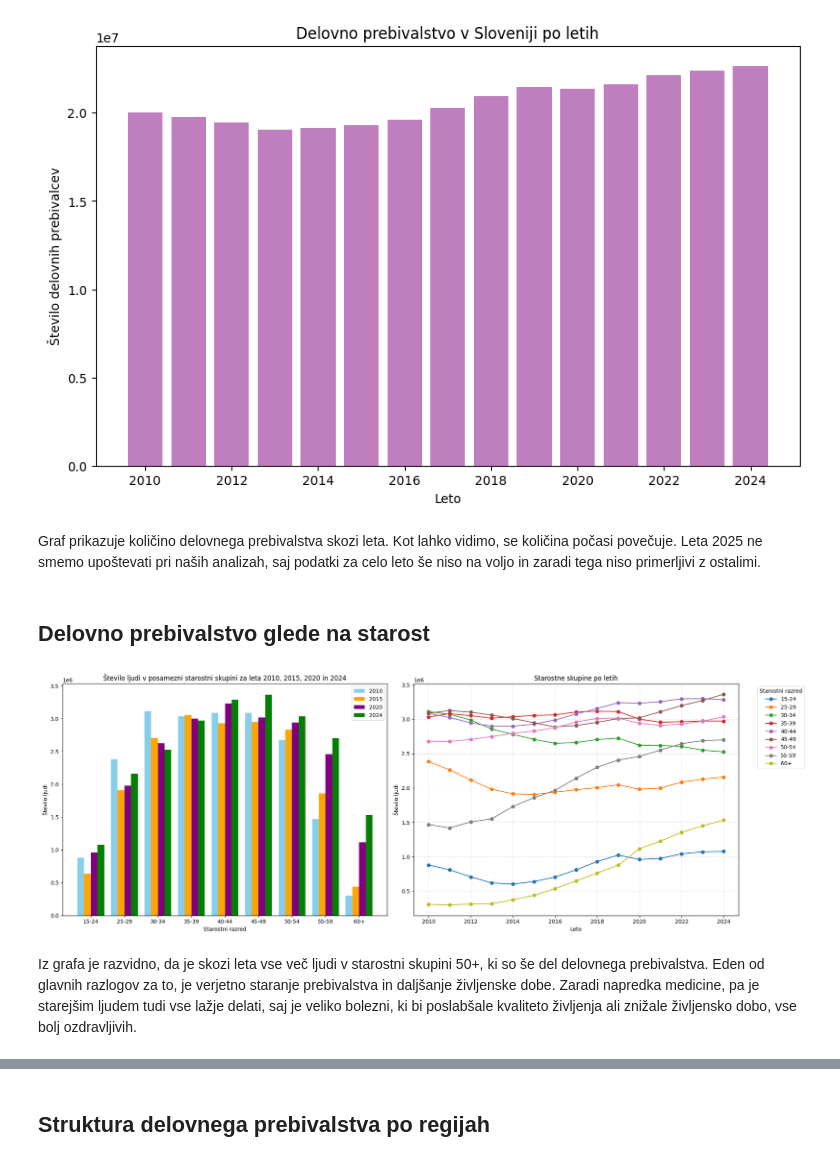
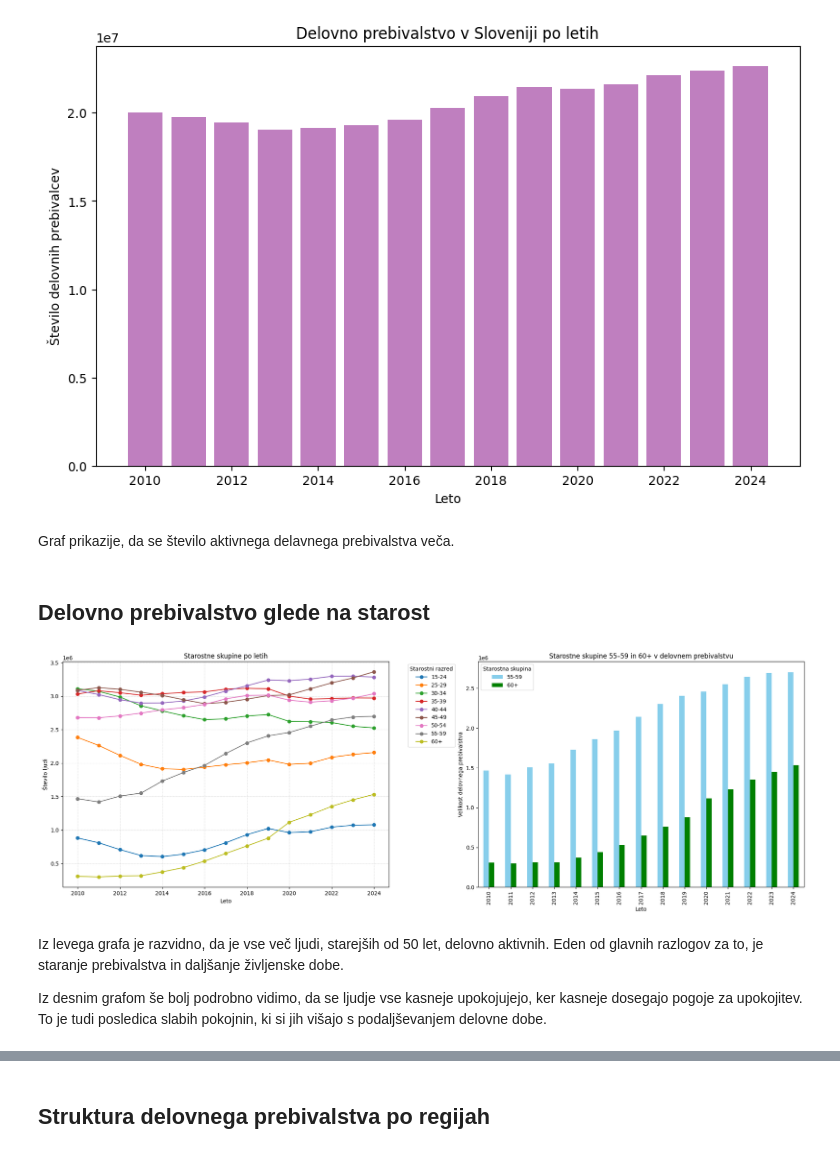
Before and after one commit to nirinja/PR259, a Jupyter notebook: koda/koda.ipynb, the cells around one changed output, grey strips where cells are left out. Cells and saved outputs as stored; diff of their text form; code cells hidden in the pictures.

```diff
--- a/koda/koda.ipynb
+++ b/koda/koda.ipynb
@@ -40,58 +42,42 @@ plt.title('Delovno prebivalstvo v Sloveniji po letih')
 plt.show()
 # %% [output]
 [figure]
-# %% [markdown]
-Graf prikazuje količino delovnega prebivalstva skozi leta. Kot lahko vidimo, se količina počasi povečuje. Leta 2025 ne smemo upoštevati pri naših analizah, saj podatki za celo leto še niso na voljo in zaradi tega niso primerljivi z ostalimi.
+# %% [markdown]
+Graf prikazije, da se število aktivnega delavnega prebivalstva veča.
 # %% [markdown]
 ## Delovno prebivalstvo glede na starost
 # %%
-# Nastavi graf z 2 podgrafoma v eni vrstici
 fig, axs = plt.subplots(1, 2, figsize=(20, 7))
 
-# Bar chart
-data_2010_age_groups = data[data['YEAR'] == '2010']
-data_2015_age_groups = data[data['YEAR'] == '2015']
-data_2020_age_groups = data[data['YEAR'] == '2020']
-data_2024_age_groups = data[data['YEAR'] == '2024']
-
-age_group_data_2010 = data_2010_age_groups.groupby('STAROSTNI RAZRED')['DATA'].sum()
-age_group_data_2015 = data_2015_age_groups.groupby('STAROSTNI RAZRED')['DATA'].sum()
-age_group_data_2020 = data_2020_age_groups.groupby('STAROSTNI RAZRED')['DATA'].sum()
-age_group_data_2024 = data_2024_age_groups.groupby('STAROSTNI RAZRED')['DATA'].sum()
-
-bar_width = 0.2
-x = np.arange(len(age_group_data_2010.index))
-
-axs[0].bar(x - 1.5 * bar_width, age_group_data_2010.values, width=bar_width, color='skyblue', label='2010')
-axs[0].bar(x - 0.5 * bar_width, age_group_data_2015.values, width=bar_width, color='orange', label='2015')
-axs[0].bar(x + 0.5 * bar_width, age_group_data_2020.values, width=bar_width, color='purple', label='2020')
-axs[0].bar(x + 1.5 * bar_width, age_group_data_2024.values, width=bar_width, color='green', label='2024')
-
-axs[0].set_xticks(x)
-axs[0].set_xticklabels(age_group_data_2010.index)
-axs[0].set_xlabel('Starostni razred')
-axs[0].set_ylabel('Število ljudi')
-axs[0].set_title('Število ljudi v posamezni starostni skupini za leta 2010, 2015, 2020 in 2024')
-axs[0].legend()
-
-# Line chart
+# Črtni graf – vse starostne skupine
 grouped = data.groupby(['YEAR', 'STAROSTNI RAZRED'])['DATA'].sum().unstack()
 grouped.index = grouped.index.astype(int)
 grouped = grouped.sort_index()
 
 for age_group in grouped.columns:
-    axs[1].plot(grouped.index, grouped[age_group], marker='o', label=age_group)
+    axs[0].plot(grouped.index, grouped[age_group], marker='o', label=age_group)
 
+axs[0].set_xlabel('Leto')
+axs[0].set_ylabel('Število ljudi')
+axs[0].set_title('Starostne skupine po letih')
+axs[0].legend(title='Starostni razred', bbox_to_anchor=(1.05, 1), loc='upper left')
+axs[0].grid(True, color='gray', linestyle='--', linewidth=0.5, alpha=0.4)
+
+# Stolpčni graf – samo skupini 55–59 in 60+
+age_groups = data[data['STAROSTNI RAZRED'].isin(['55-59', '60+'])]
+age_group_yearly_data = age_groups.groupby(['YEAR', 'STAROSTNI RAZRED'])['DATA'].sum().unstack()
+
+age_group_yearly_data.plot(kind='bar', stacked=False, ax=axs[1], color=['skyblue', 'green'])
 axs[1].set_xlabel('Leto')
-axs[1].set_ylabel('Število ljudi')
-axs[1].set_title('Starostne skupine po letih')
-axs[1].legend(title='Starostni razred', bbox_to_anchor=(1.05, 1), loc='upper left')
-axs[1].grid(True, color='gray', linestyle='--', linewidth=0.5, alpha=0.4)
+axs[1].set_ylabel('Velikost delovnega prebivalstva')
+axs[1].set_title('Starostne skupine 55–59 in 60+ v delovnem prebivalstvu')
+axs[1].legend(title='Starostna skupina')
 
-# Prikaz
 plt.tight_layout()
 plt.show()
 # %% [output]
-[figure, old version]
+[figure, new version]
 # %% [markdown]
-Iz grafa je razvidno, da je skozi leta vse več ljudi v starostni skupini 50+, ki so še del delovnega prebivalstva. Eden od glavnih razlogov za to, je verjetno staranje prebivalstva in daljšanje življenske dobe. Zaradi napredka medicine, pa je starejšim ljudem tudi vse lažje delati, saj je veliko bolezni, ki bi poslabšale kvaliteto življenja ali znižale življensko dobo, vse bolj ozdravljivih.
+Iz levega grafa je razvidno, da je vse več ljudi, starejših od 50 let, delovno aktivnih. Eden od glavnih razlogov za to, je staranje prebivalstva in daljšanje življenske dobe.
+
+Iz desnim grafom še bolj podrobno vidimo, da se ljudje vse kasneje upokojujejo, ker kasneje dosegajo pogoje za upokojitev. To je tudi posledica slabih pokojnin, ki si jih višajo s podaljševanjem delovne dobe.
```
Also changed, not shown: parts of 11 cells of this notebook, 1 other file.
